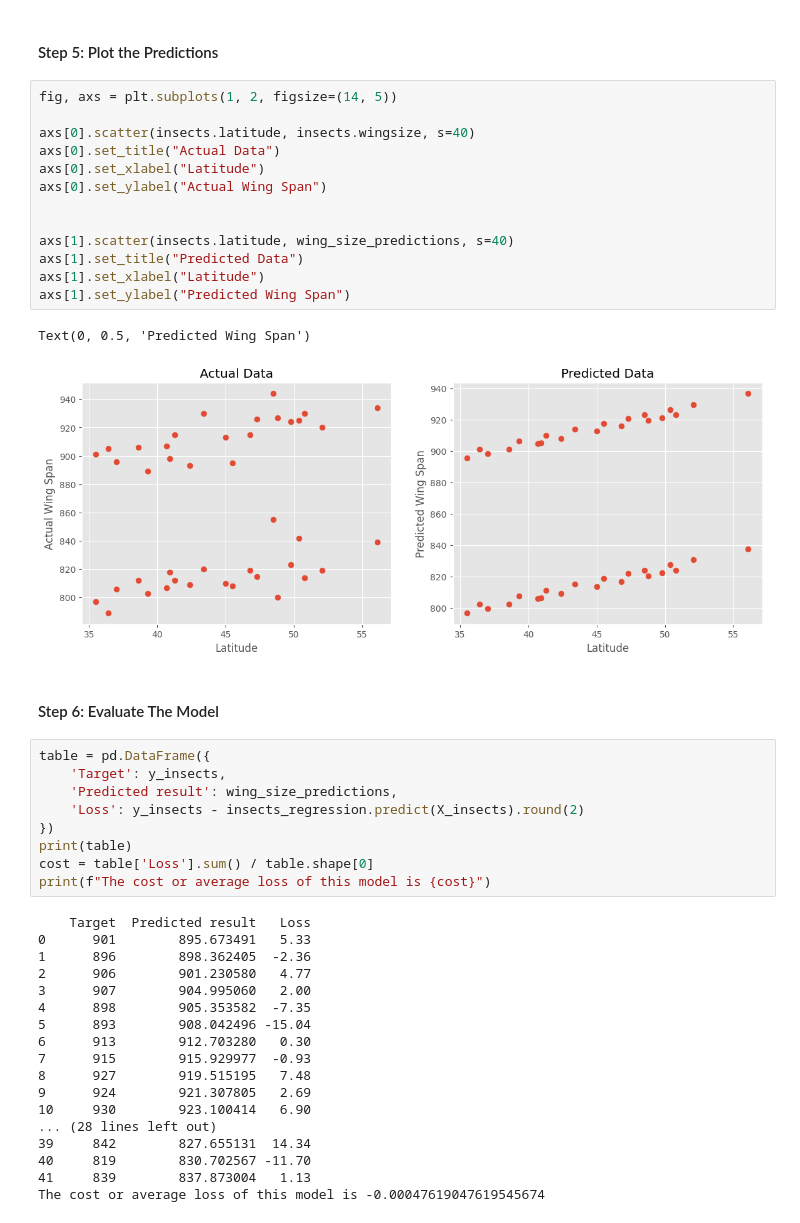
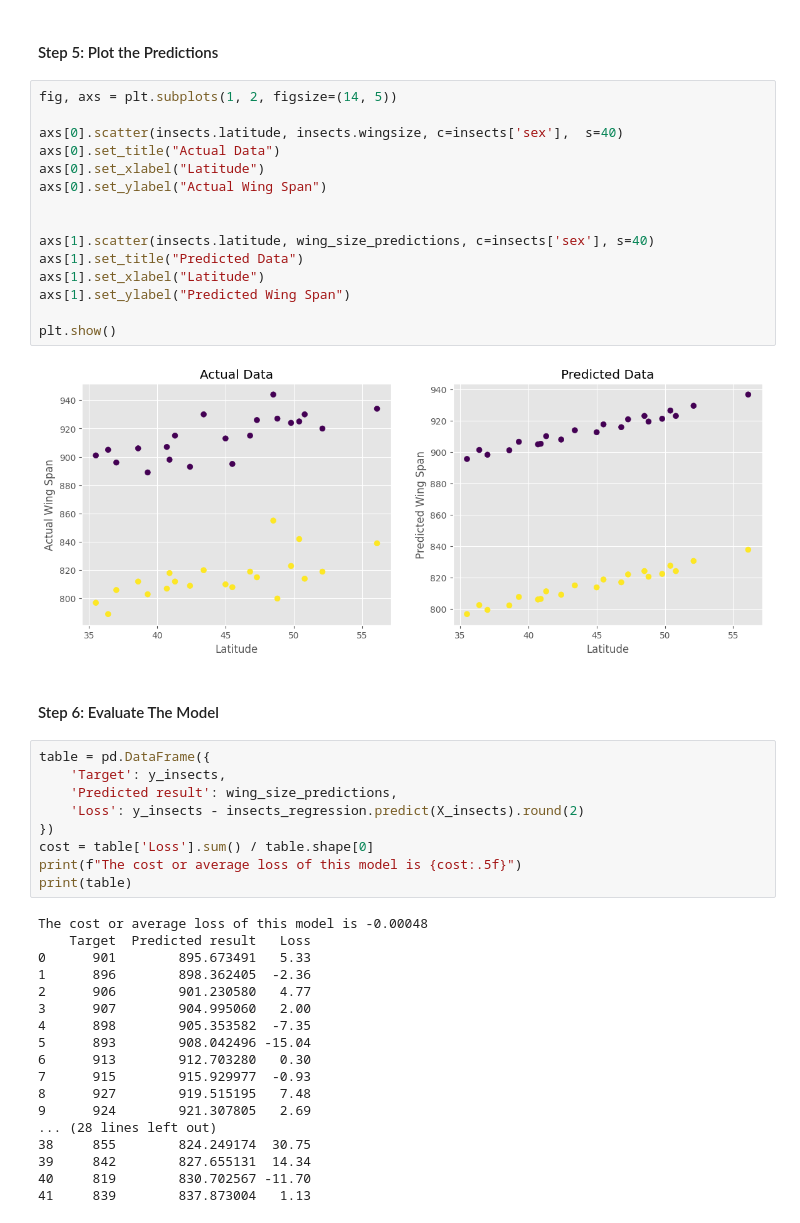
Before and after one commit to waynewilliamprout123456789/Machine_Learning, a Jupyter notebook: examples/2.OOP_Multi_Feature_Linear_Regression.ipynb, the cells around one changed output. Drawn from its saved outputs; the diff is of its cells as text.

```diff
--- a/examples/2.OOP_Multi_Feature_Linear_Regression.ipynb
+++ b/examples/2.OOP_Multi_Feature_Linear_Regression.ipynb
@@ -50,19 +58,20 @@ wing_size_predictions = insects_regression.predict(X_insects)
 # %%
 fig, axs = plt.subplots(1, 2, figsize=(14, 5))
 
-axs[0].scatter(insects.latitude, insects.wingsize, s=40)
+axs[0].scatter(insects.latitude, insects.wingsize, c=insects['sex'],  s=40)
 axs[0].set_title("Actual Data")
 axs[0].set_xlabel("Latitude")
 axs[0].set_ylabel("Actual Wing Span")
 
 
-axs[1].scatter(insects.latitude, wing_size_predictions, s=40)
+axs[1].scatter(insects.latitude, wing_size_predictions, c=insects['sex'], s=40)
 axs[1].set_title("Predicted Data")
 axs[1].set_xlabel("Latitude")
 axs[1].set_ylabel("Predicted Wing Span")
+
+plt.show()
 # %% [output]
-Text(0, 0.5, 'Predicted Wing Span')
-[figure, old version]
+[figure, new version]
 # %% [markdown]
 #### Step 6: Evaluate The Model
 # %%
@@ -71,10 +80,11 @@ table = pd.DataFrame({
     'Predicted result': wing_size_predictions,
     'Loss': y_insects - insects_regression.predict(X_insects).round(2)
 })
+cost = table['Loss'].sum() / table.shape[0]
+print(f"The cost or average loss of this model is {cost:.5f}")
 print(table)
-cost = table['Loss'].sum() / table.shape[0]
-print(f"The cost or average loss of this model is {cost}")
 # %% [output]
+The cost or average loss of this model is -0.00048
     Target  Predicted result   Loss
 0      901        895.673491   5.33
 1      896        898.362405  -2.36
@@ -86,9 +96,8 @@ print(f"The cost or average loss of this model is {cost}")
 7      915        915.929977  -0.93
 8      927        919.515195   7.48
 9      924        921.307805   2.69
-10     930        923.100414   6.90
 ... (28 lines left out)
+38     855        824.249174  30.75
 39     842        827.655131  14.34
 40     819        830.702567 -11.70
 41     839        837.873004   1.13
-The cost or average loss of this model is -0.00047619047619545674
```
Also changed, not shown: parts of 2 cells of this notebook, 20 other files.
